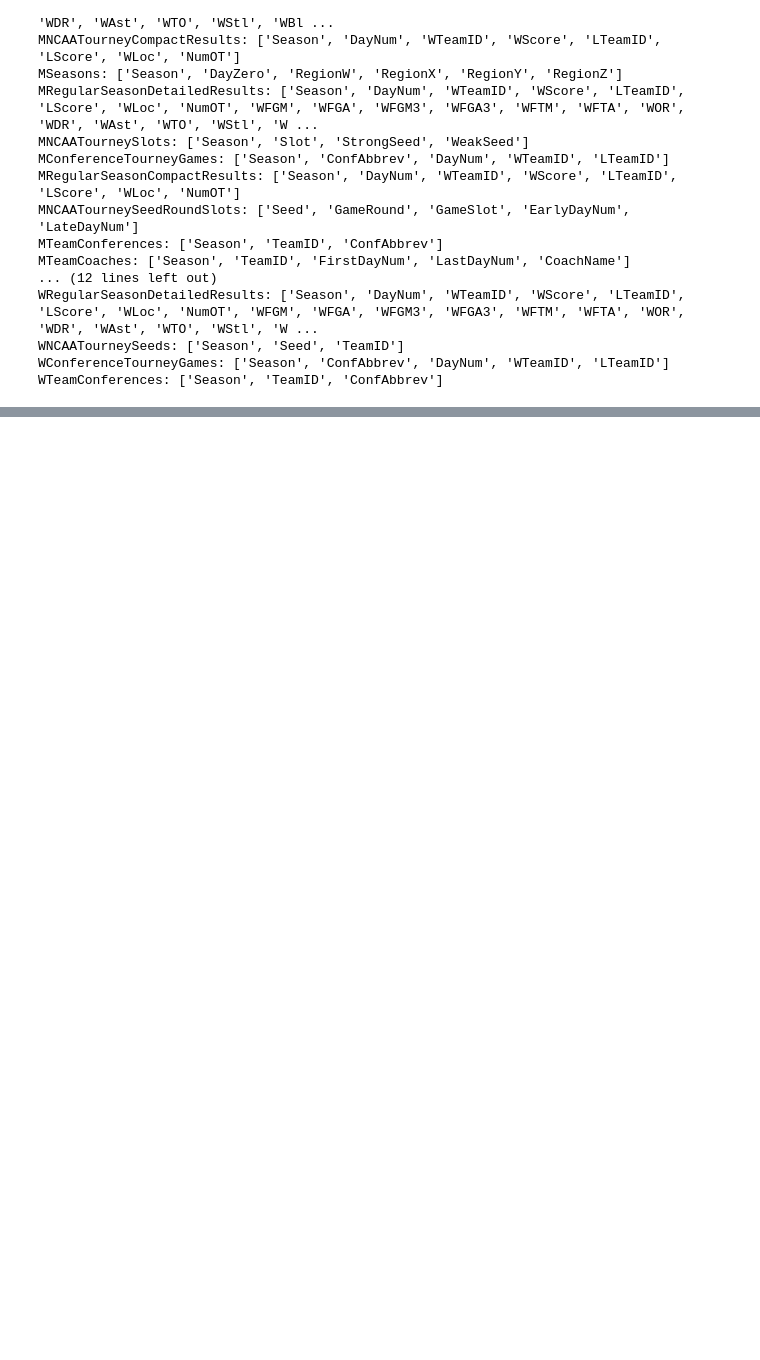
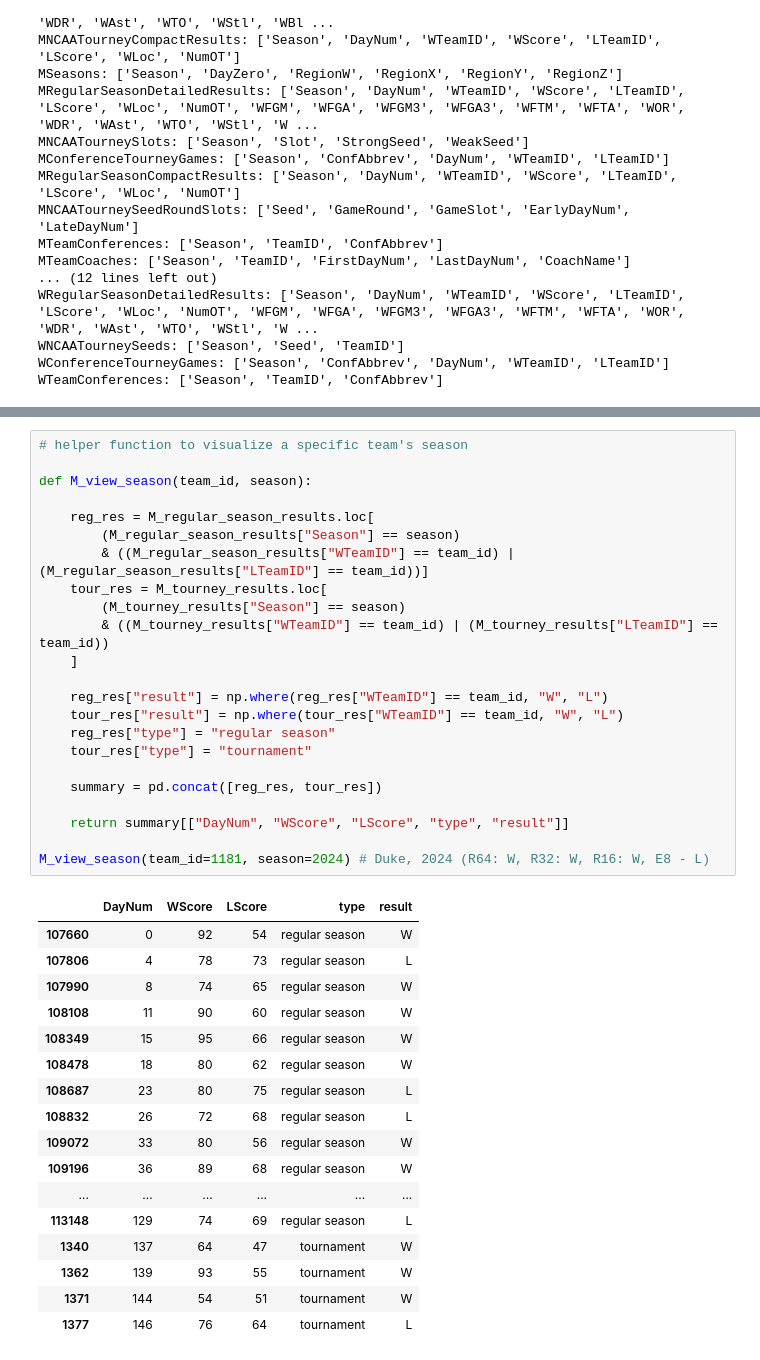
Before and after one commit to KriChau95/machine-learning-madness, a Jupyter notebook: preprocessing.ipynb, the cells around one changed output, grey strips where cells are left out. Drawn from its saved outputs; the diff is of its cells as text; blank space fills up the shorter version.

```diff
--- a/preprocessing.ipynb
+++ b/preprocessing.ipynb
@@ -62,0 +144,41 @@ WTeamConferences: ['Season', 'TeamID', 'ConfAbbrev']
+# %%
+# helper function to visualize a specific team's season
+
+def M_view_season(team_id, season):
+
+    reg_res = M_regular_season_results.loc[
+        (M_regular_season_results["Season"] == season)
+        & ((M_regular_season_results["WTeamID"] == team_id) | (M_regular_season_results["LTeamID"] == team_id))]
+    tour_res = M_tourney_results.loc[
+        (M_tourney_results["Season"] == season)
+        & ((M_tourney_results["WTeamID"] == team_id) | (M_tourney_results["LTeamID"] == team_id))
+    ]
+
+    reg_res["result"] = np.where(reg_res["WTeamID"] == team_id, "W", "L")
+    tour_res["result"] = np.where(tour_res["WTeamID"] == team_id, "W", "L")
+    reg_res["type"] = "regular season"
+    tour_res["type"] = "tournament"
+
+    summary = pd.concat([reg_res, tour_res])
+
+    return summary[["DayNum", "WScore", "LScore", "type", "result"]]
+
+M_view_season(team_id=1181, season=2024) # Duke, 2024 (R64: W, R32: W, R16: W, E8 - L)
+# %% [output]
+|  | DayNum | WScore | LScore | type | result |
+| 107660 | 0 | 92 | 54 | regular season | W |
+| 107806 | 4 | 78 | 73 | regular season | L |
+| 107990 | 8 | 74 | 65 | regular season | W |
+| 108108 | 11 | 90 | 60 | regular season | W |
+| 108349 | 15 | 95 | 66 | regular season | W |
+| 108478 | 18 | 80 | 62 | regular season | W |
+| 108687 | 23 | 80 | 75 | regular season | L |
+| 108832 | 26 | 72 | 68 | regular season | L |
+| 109072 | 33 | 80 | 56 | regular season | W |
+| 109196 | 36 | 89 | 68 | regular season | W |
+| ... | ... | ... | ... | ... | ... |
+| 113148 | 129 | 74 | 69 | regular season | L |
+| 1340 | 137 | 64 | 47 | tournament | W |
+| 1362 | 139 | 93 | 55 | tournament | W |
+| 1371 | 144 | 54 | 51 | tournament | W |
+| 1377 | 146 | 76 | 64 | tournament | L |
```
Also changed, not shown: parts of 10 cells of this notebook.
